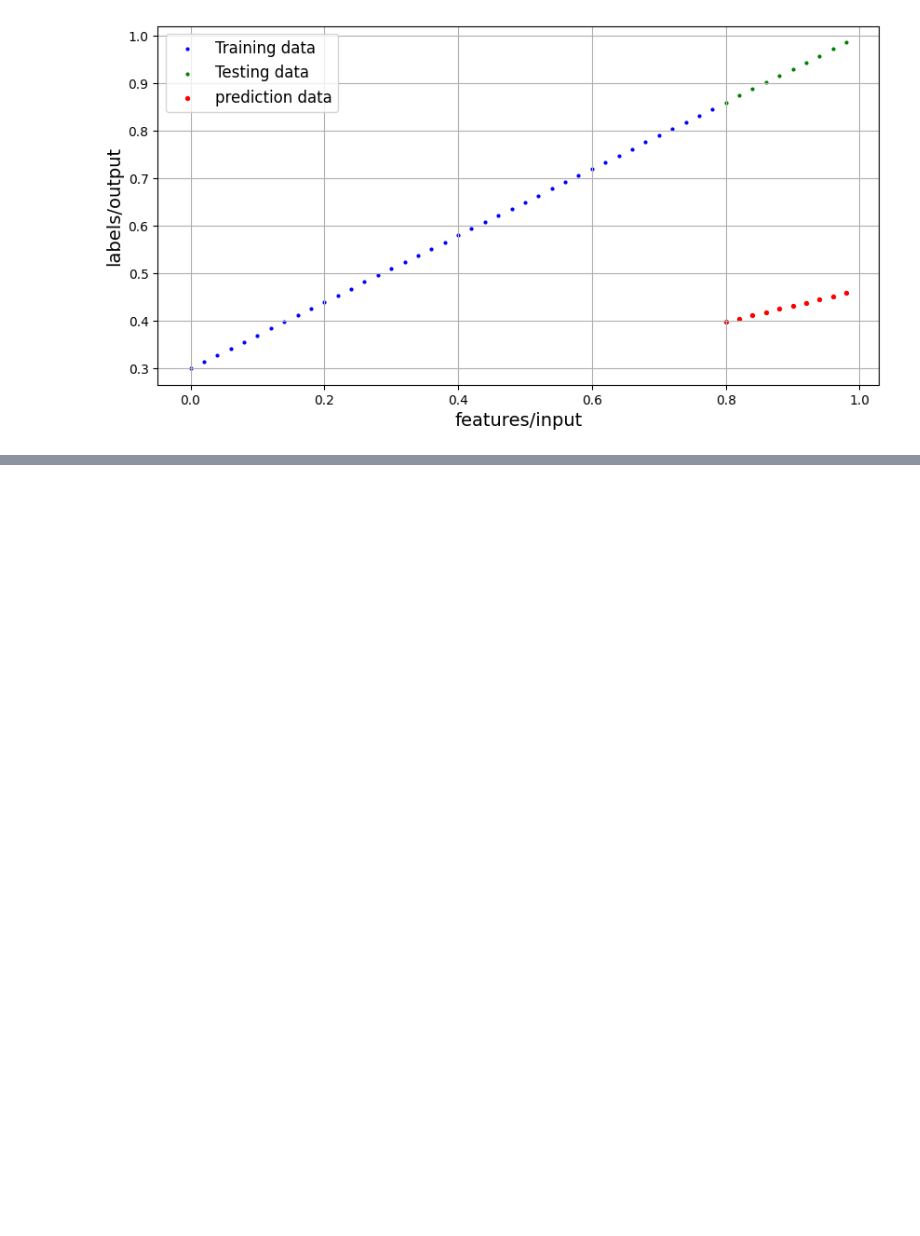
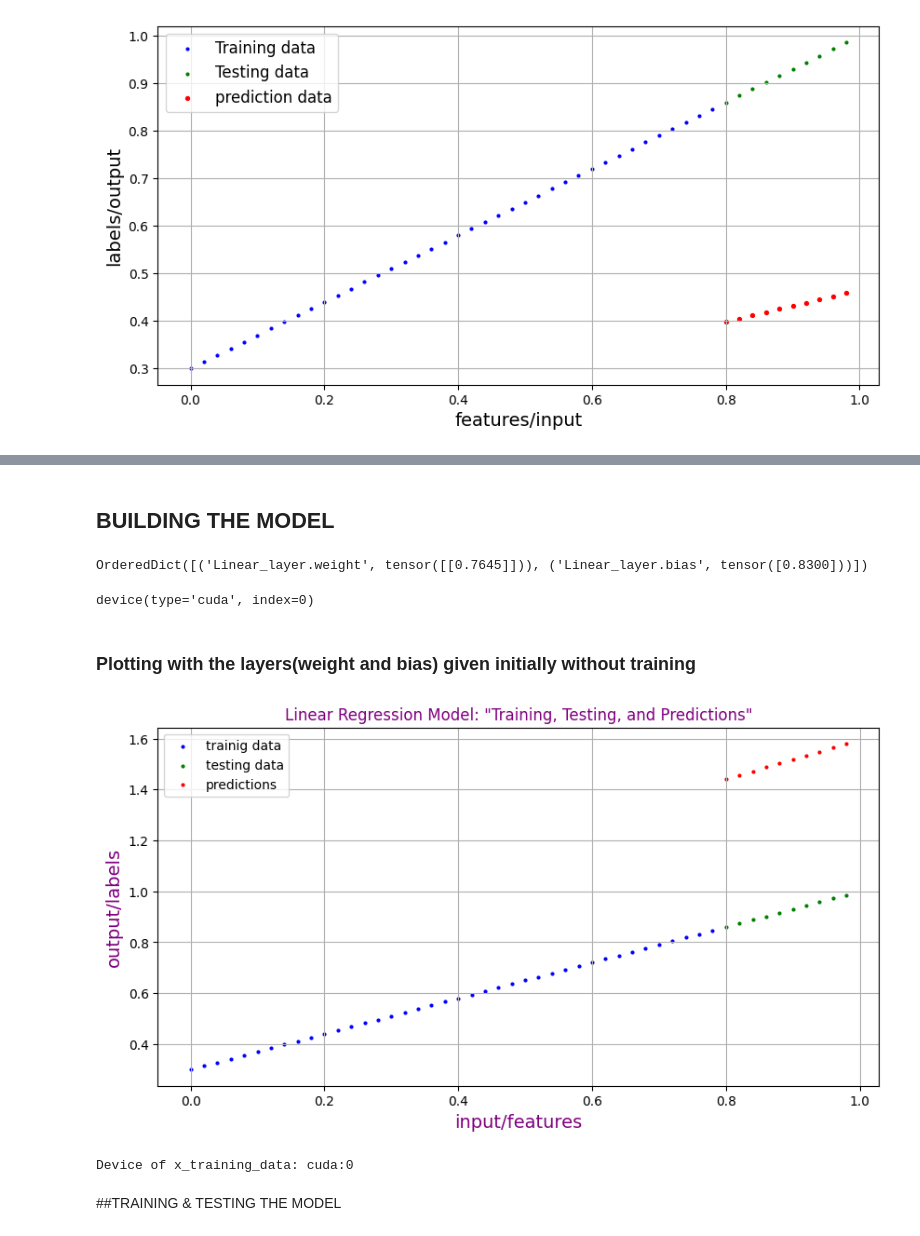
Before and after one commit to Nouman-wisal/pytorch, a Jupyter notebook: 01_pytorch_workflow_video.ipynb, the cells around one changed output, grey strips where cells are left out. Drawn from its saved outputs; the diff is of its cells as text; code cells hidden in the pictures; blank space fills up the shorter version.

```diff
--- a/01_pytorch_workflow_video.ipynb
+++ b/01_pytorch_workflow_video.ipynb
@@ -298,0 +410,34 @@ plt.show()
+# %% [markdown]
+## BUILDING THE MODEL
+# %%
+class LinearRegressionModel_2(nn.Module):
+  def __init__(self):
+    super().__init__()
+
+    # self.weight=nn.parameter(torch.randn(1,dtype=float),requires_grad=True)
+    self.Linear_layer= nn.Linear(in_features=1, out_features=1)
+
+  def forward(self, x:torch.Tensor)->torch.Tensor:
+    return self.Linear_layer(x)
+# %%
+# model_1
+torch.manual_seed(42)
+model_1= LinearRegressionModel_2()
+
+print( model_1.state_dict() , "\n" )
+
+# converting model to gpu
+model_1.to(device)
+next(model_1.parameters()).device
+# %% [output]
+OrderedDict([('Linear_layer.weight', tensor([[0.7645]])), ('Linear_layer.bias', tensor([0.8300]))])
+device(type='cuda', index=0)
+# %% [markdown]
+### Plotting with the layers(weight and bias) given initially without training
+# %%
+with torch.inference_mode():
+  initial_pred= model_1(x_testing_data.to(device)) # testing and training data is on cpu
+
+plot_predictions2_0(predictions=initial_pred.cpu().numpy()) #turning the pred into numpy and to cpu before ploting.--> imp
+# %% [output]
+[figure, added]
@@ -298,0 +452,13 @@ plt.show()
+# %%
+# # converting data to  gpu
+x_training_data = x_training_data.to(device)
+y_true_data = y_true_data.to(device)
+x_testing_data = x_testing_data.to(device)
+y_testing_true_data = y_testing_true_data.to(device)
+
+# Print the device of one of the tensors to verify
+print(f"Device of x_training_data: {x_training_data.device}")
+# %% [output]
+Device of x_training_data: cuda:0
+# %% [markdown]
+##TRAINING & TESTING THE MODEL
```
Also changed, not shown: parts of 23 cells of this notebook.
